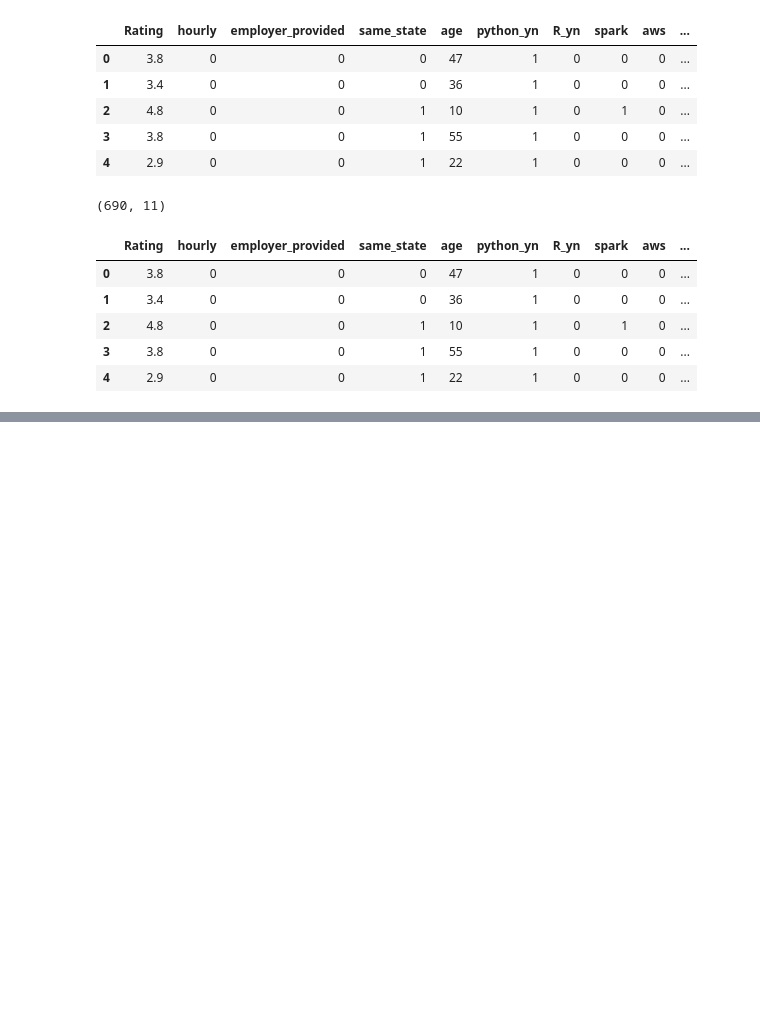
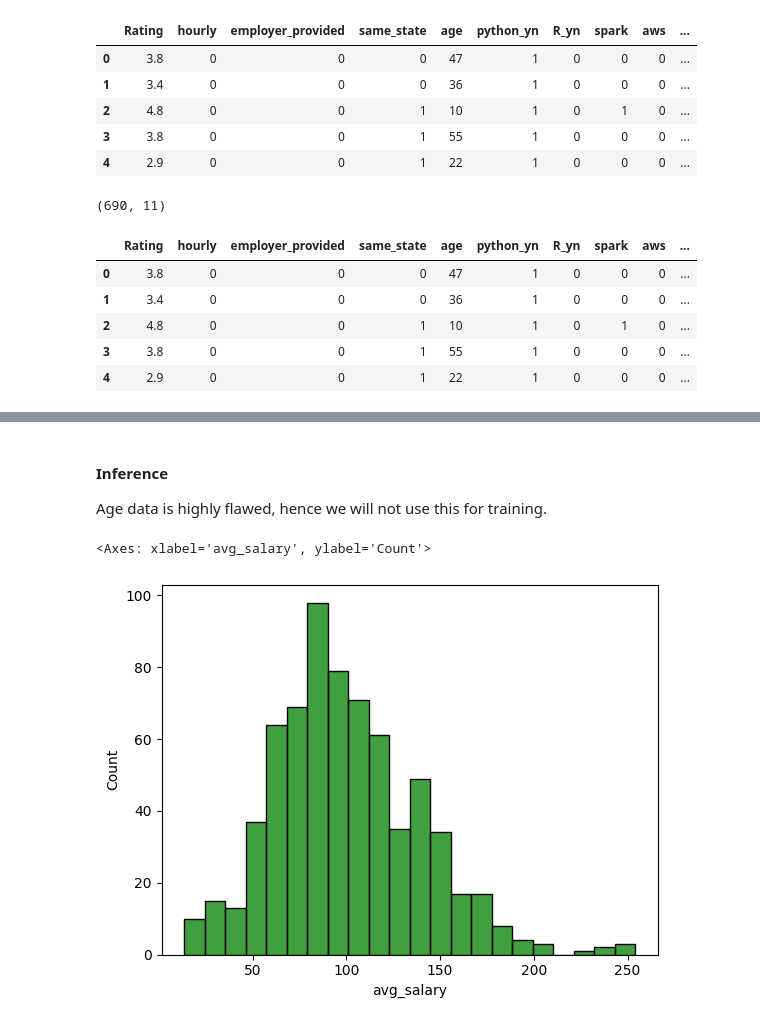
Before and after one commit to ZenithFlux/Data-Scientist-Salary-Prediction, a Jupyter notebook: data_analysis.ipynb, the cells around one changed output, grey strips where cells are left out. Saved outputs shown, nothing was run; the diff lists cells and outputs as text; code cells hidden in the pictures; blank space fills up the shorter version.

```diff
--- a/data_analysis.ipynb
+++ b/data_analysis.ipynb
@@ -49,0 +102,9 @@ df.head()
+# %% [markdown]
+#### Inference
+
+Age data is highly flawed, hence we will not use this for training.
+# %%
+sns.histplot(df, x="avg_salary", color="green")
+# %% [output]
+<Axes: xlabel='avg_salary', ylabel='Count'>
+[figure, added]
```
Also changed, not shown: parts of 19 cells of this notebook.
